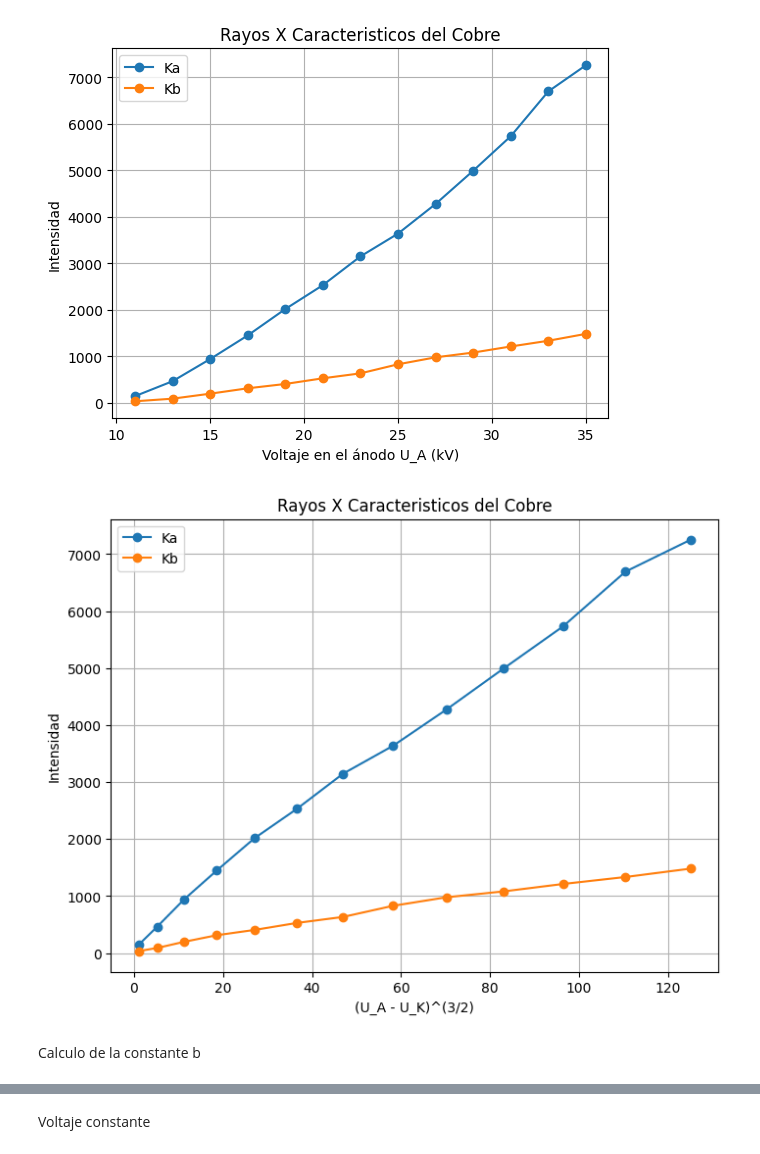
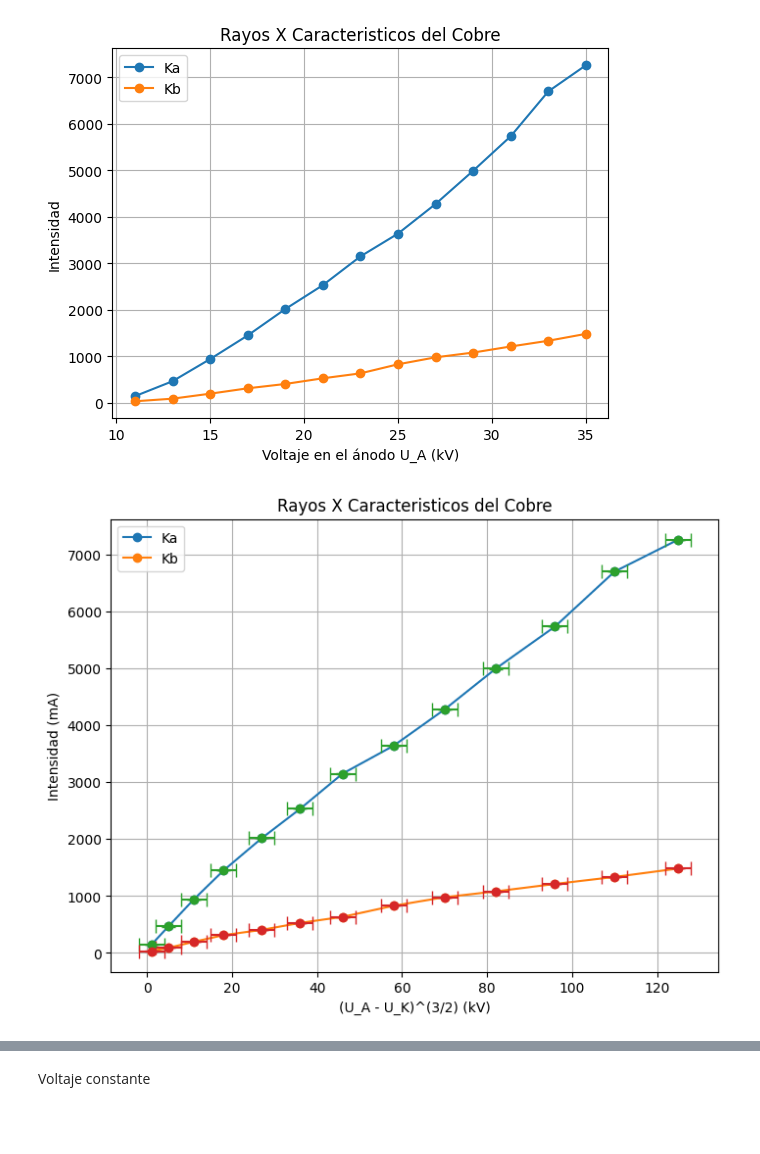
Before and after one commit to LabIntermedio/COD-INTERMEDIO, a Jupyter notebook: Rayos X/Rayos X.ipynb, the cells around one changed output, grey strips where cells are left out. Drawn from its saved outputs; the diff is of its cells as text; code cells hidden in the pictures; blank space fills up the shorter version.

```diff
--- a/Rayos X/Rayos X.ipynb
+++ b/Rayos X/Rayos X.ipynb
@@ -405,79 +405,80 @@ i_kb = 15
 Kb=[]
 
 Ka11=actividad3a['Tasa con 11kV'][i_ka]
-Ka.append([Ka11,(11-9.979)**(3/2)])
+Ka.append([Ka11,(11-9.979)**(3/2),0.5*(3/2)*(35-9.979)**(1/2)])
 Ka13=actividad3a['Tasa con 13kV'][i_ka]
-Ka.append([Ka13,(13-9.979)**(3/2)])
+Ka.append([Ka13,(13-9.979)**(3/2),0.5*(3/2)*(35-9.979)**(1/2)])
 Ka15=actividad3a['Tasa con 15kV'][i_ka]
-Ka.append([Ka15,(15-9.979)**(3/2)])
+Ka.append([Ka15,(15-9.979)**(3/2),0.5*(3/2)*(35-9.979)**(1/2)])
 Ka17=actividad3a['Tasa con 17kV'][i_ka]
-Ka.append([Ka17,(17-9.979)**(3/2)])
+Ka.append([Ka17,(17-9.979)**(3/2),0.5*(3/2)*(35-9.979)**(1/2)])
 Ka19=actividad3a['Tasa con 19kV'][i_ka]
-Ka.append([Ka19,(19-9.979)**(3/2)])
+Ka.append([Ka19,(19-9.979)**(3/2),0.5*(3/2)*(35-9.979)**(1/2)])
 Ka21=actividad3a['Tasa con 21kV'][i_ka]
-Ka.append([Ka21,(21-9.979)**(3/2)])
+Ka.append([Ka21,(21-9.979)**(3/2),0.5*(3/2)*(35-9.979)**(1/2)])
 Ka23=actividad3a['Tasa con 23kV'][i_ka]
-Ka.append([Ka23,(23-9.979)**(3/2)])
+Ka.append([Ka23,(23-9.979)**(3/2),0.5*(3/2)*(35-9.979)**(1/2)])
 Ka25=actividad3a['Tasa con 25kV'][i_ka]
-Ka.append([Ka25,(25-9.979)**(3/2)])
+Ka.append([Ka25,(25-9.979)**(3/2),0.5*(3/2)*(35-9.979)**(1/2)])
 Ka27=actividad3a['Tasa con 27kV'][i_ka]
-Ka.append([Ka27,(27-9.979)**(3/2)])
+Ka.append([Ka27,(27-9.979)**(3/2),0.5*(3/2)*(35-9.979)**(1/2)])
 Ka29=actividad3a['Tasa con 29kV'][i_ka]
-Ka.append([Ka29,(29-9.979)**(3/2)])
+Ka.append([Ka29,(29-9.979)**(3/2),0.5*(3/2)*(35-9.979)**(1/2)])
 Ka31=actividad3a['Tasa con 31kV'][i_ka]
-Ka.append([Ka31,(31-9.979)**(3/2)])
+Ka.append([Ka31,(31-9.979)**(3/2),0.5*(3/2)*(35-9.979)**(1/2)])
 Ka33=actividad3a['Tasa con 33kV'][i_ka]
-Ka.append([Ka33,(33-9.979)**(3/2)])
+Ka.append([Ka33,(33-9.979)**(3/2),0.5*(3/2)*(35-9.979)**(1/2)])
 Ka35=actividad3a['Tasa con 35kV'][i_ka]
-Ka.append([Ka35,(35-9.979)**(3/2)])
+Ka.append([Ka35,(35-9.979)**(3/2),0.5*(3/2)*(35-9.979)**(1/2)])
 Kb11=actividad3a['Tasa con 11kV'][i_kb]
-Kb.append([Kb11,(11-9.979)**(3/2)])
+Kb.append([Kb11,(11-9.979)**(3/2),0.5*(3/2)*(35-9.979)**(1/2)])
 Kb13=actividad3a['Tasa con 13kV'][i_kb]
-Kb.append([Kb13,(13-9.979)**(3/2)])
+Kb.append([Kb13,(13-9.979)**(3/2),0.5*(3/2)*(35-9.979)**(1/2)])
 Kb15=actividad3a['Tasa con 15kV'][i_kb]
-Kb.append([Kb15,(15-9.979)**(3/2)])
+Kb.append([Kb15,(15-9.979)**(3/2),0.5*(3/2)*(35-9.979)**(1/2)])
 Kb17=actividad3a['Tasa con 17kV'][i_kb]
-Kb.append([Kb17,(17-9.979)**(3/2)])
+Kb.append([Kb17,(17-9.979)**(3/2),0.5*(3/2)*(35-9.979)**(1/2)])
 Kb19=actividad3a['Tasa con 19kV'][i_kb]
-Kb.append([Kb19,(19-9.979)**(3/2)])
+Kb.append([Kb19,(19-9.979)**(3/2),0.5*(3/2)*(35-9.979)**(1/2)])
 Kb21=actividad3a['Tasa con 21kV'][i_kb]
-Kb.append([Kb21,(21-9.979)**(3/2)])
+Kb.append([Kb21,(21-9.979)**(3/2),0.5*(3/2)*(35-9.979)**(1/2)])
 Kb23=actividad3a['Tasa con 23kV'][i_kb]
-Kb.append([Kb23,(23-9.979)**(3/2)])
+Kb.append([Kb23,(23-9.979)**(3/2),0.5*(3/2)*(35-9.979)**(1/2)])
 Kb25=actividad3a['Tasa con 25kV'][i_kb]
-Kb.append([Kb25,(25-9.979)**(3/2)])
+Kb.append([Kb25,(25-9.979)**(3/2),0.5*(3/2)*(35-9.979)**(1/2)])
 Kb27=actividad3a['Tasa con 27kV'][i_kb]
-Kb.append([Kb27,(27-9.979)**(3/2)])
+Kb.append([Kb27,(27-9.979)**(3/2),0.5*(3/2)*(35-9.979)**(1/2)])
 Kb29=actividad3a['Tasa con 29kV'][i_kb]
-Kb.append([Kb29,(29-9.979)**(3/2)])
+Kb.append([Kb29,(29-9.979)**(3/2),0.5*(3/2)*(35-9.979)**(1/2)])
 Kb31=actividad3a['Tasa con 31kV'][i_kb]
-Kb.append([Kb31,(31-9.979)**(3/2)])
+Kb.append([Kb31,(31-9.979)**(3/2),0.5*(3/2)*(35-9.979)**(1/2)])
 Kb33=actividad3a['Tasa con 33kV'][i_kb]
-Kb.append([Kb33,(33-9.979)**(3/2)])
+Kb.append([Kb33,(33-9.979)**(3/2),0.5*(3/2)*(35-9.979)**(1/2)])
 Kb35=actividad3a['Tasa con 35kV'][i_kb]
-Kb.append([Kb35,(35-9.979)**(3/2)])
+Kb.append([Kb35,(35-9.979)**(3/2),0.5*(3/2)*(35-9.979)**(1/2)])
 
 # Extraer las coordenadas x e y
-x_ka = [punto[1] for punto in Ka]  # Lista de los valores x
-y_ka = [punto[0] for punto in Ka]  # Lista de los valores y
-x_kb = [punto[1] for punto in Kb]  # Lista de los valores x
-y_kb = [punto[0] for punto in Kb]  # Lista de los valores y
+x_ka = [int(punto[1]) for punto in Ka]  # Lista de los valores x
+y_ka = [int(punto[0]) for punto in Ka]  # Lista de los valores y
+x_kb = [int(punto[1]) for punto in Kb]  # Lista de los valores x
+y_kb = [int(punto[0]) for punto in Kb]  # Lista de los valores y
+error_kb = [int(punto[2]) for punto in Kb]
+error_ka = [int(punto[2]) for punto in Ka]
 
 # Crear el gráfico
 plt.figure(figsize=(8, 6))
 plt.plot(x_ka, y_ka, 'o-', label='Ka')  # 'o-' para líneas con puntos
 plt.plot(x_kb, y_kb, 'o-', label='Kb')  # 'o-' para líneas con puntos
-
+plt.errorbar(x_ka, y_ka, yerr=1, xerr=error_ka, fmt='o', capsize=5)
+plt.errorbar(x_kb, y_kb, yerr=1, xerr=error_kb, fmt='o', capsize=5)
 plt.title('Rayos X Caracteristicos del Cobre')
-plt.xlabel('(U_A - U_K)^(3/2)')
-plt.ylabel('Intensidad')
+plt.xlabel('(U_A - U_K)^(3/2) (kV)')
+plt.ylabel('Intensidad (mA)')
 plt.grid()
 plt.legend()
 plt.show()
 # %% [output]
-[figure, old version]
+[figure, new version]
-# %% [markdown]
-Calculo de la constante b
 # %%
 
 # Realizar el ajuste lineal
```
Also changed, not shown: parts of 2 cells of this notebook.
